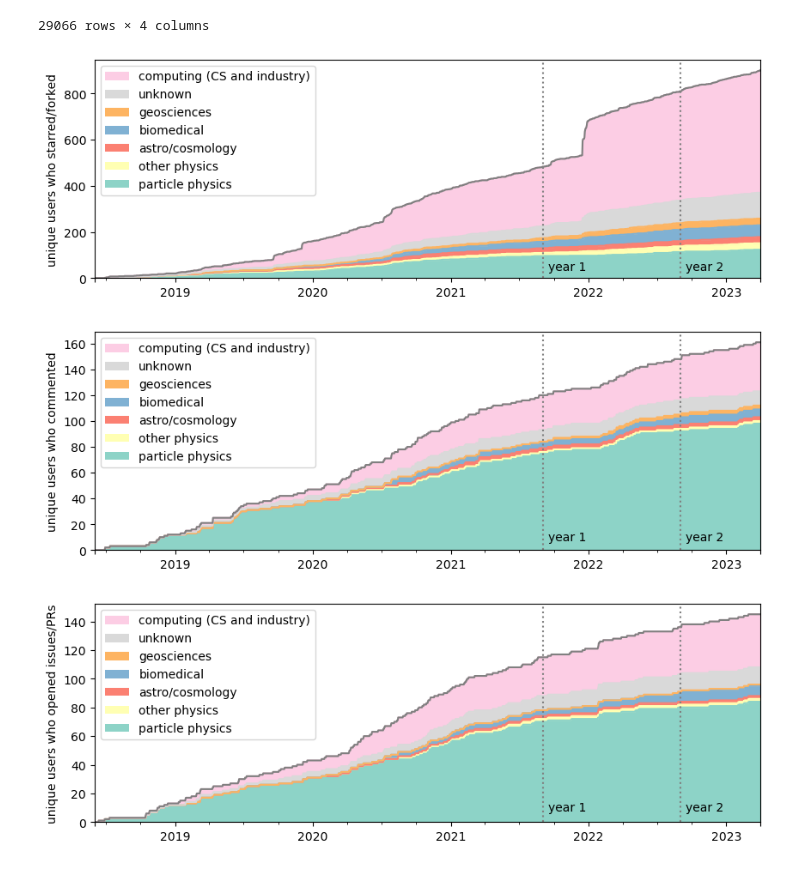
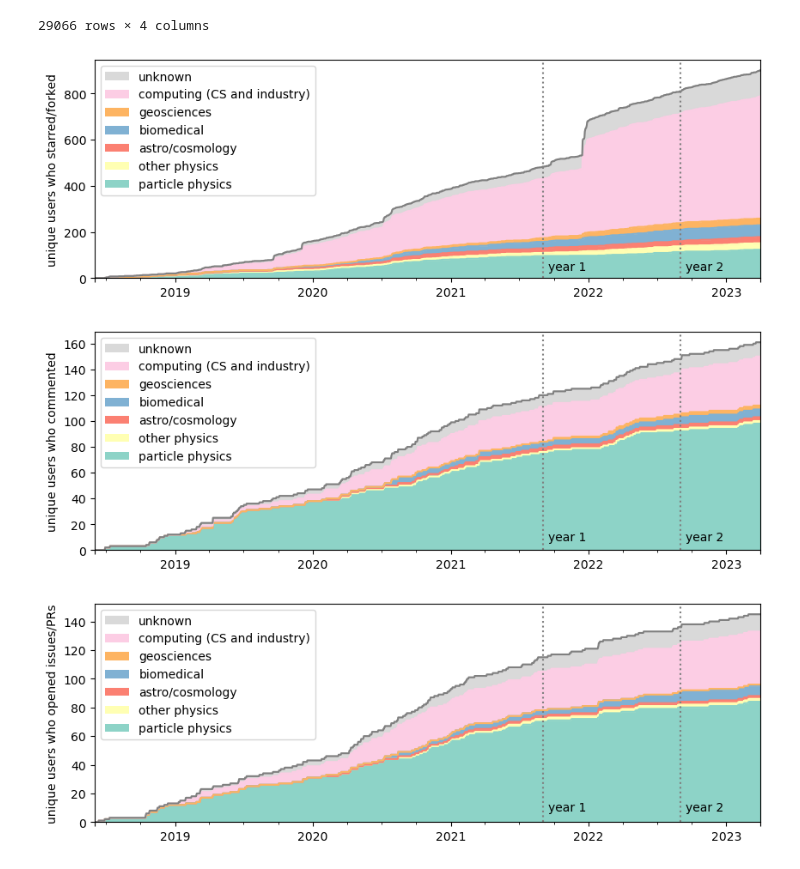
Before and after one commit to jpivarski-talks/2023-05-09-chep23-analysis-of-physicists, a Jupyter notebook: analysis/hep-vs-other.ipynb, the cells around one changed output. Drawn from its saved outputs; the diff is of its cells as text; code cells hidden in the pictures.

Commit message:
Swapped order so that 'unknown' category is isolated.

```diff
--- a/analysis/hep-vs-other.ipynb
+++ b/analysis/hep-vs-other.ipynb
@@ -282,43 +282,43 @@ df
 # %%
 fig, ax = plt.subplots(figsize=(10, 3.3))
 
 cumulative = pd.DataFrame({}, index=pd.DatetimeIndex(pd.date_range(start="2018-06-01", end="2023-04-01", freq="D")))
 
-for category in ["particle physics", "other physics", "astro/cosmology", "biomedical", "geosciences", "unknown", "computing (CS and industry)"]:
+for category in ["particle physics", "other physics", "astro/cosmology", "biomedical", "geosciences", "computing (CS and industry)", "unknown"]:
     selected = df[(df["event_type"] == "star") & (df["category"] == category)]
     cumulative[category] = selected["actor_id"].drop_duplicates(keep="first").resample("D").count().cumsum()
 
-cumulative.ffill().fillna(0).plot.area(ax=ax, stacked=True, color=["#8dd3c7", "#ffffb3", "#fb8072", "#80b1d3", "#fdb462", "#d9d9d9", "#fccde4"])
+cumulative.ffill().fillna(0).plot.area(ax=ax, stacked=True, color=["#8dd3c7", "#ffffb3", "#fb8072", "#80b1d3", "#fdb462", "#fccde4", "#d9d9d9"])
 
 for collection in ax.collections:
     collection.set_edgecolor("black")
     collection.set_linewidth(0)
 
 cumulative.ffill().fillna(0).sum(axis=1).plot.line(color="gray")
 
 ax.axvline("2021-09-01", ls=":", color="gray")
 ax.axvline("2022-09-01", ls=":", color="gray")
 ax.text("2021-09-15", 50, "year 1", ha="left", va="center")
 ax.text("2022-09-15", 50, "year 2", ha="left", va="center")
 
 handles, labels = ax.get_legend_handles_labels()
 ax.legend(handles[::-1], labels[::-1], loc="upper left")
 
 ax.set_ylabel("unique users who starred/forked")
 fig.savefig("hep-vs-other-star.pdf")
 fig.savefig("hep-vs-other-star.svg")
 # %% [output]
-[figure, old version]
+[figure, new version]
 # %%
 fig, ax = plt.subplots(figsize=(10, 3.3))
 
 cumulative = pd.DataFrame({}, index=pd.DatetimeIndex(pd.date_range(start="2018-06-01", end="2023-04-01", freq="D")))
 
-for category in ["particle physics", "other physics", "astro/cosmology", "biomedical", "geosciences", "unknown", "computing (CS and industry)"]:
+for category in ["particle physics", "other physics", "astro/cosmology", "biomedical", "geosciences", "computing (CS and industry)", "unknown"]:
     selected = df[(df["event_type"] == "comment") & (df["category"] == category)]
     cumulative[category] = selected["actor_id"].drop_duplicates(keep="first").resample("D").count().cumsum()
 
-cumulative.ffill().fillna(0).plot.area(ax=ax, stacked=True, color=["#8dd3c7", "#ffffb3", "#fb8072", "#80b1d3", "#fdb462", "#d9d9d9", "#fccde4"])
+cumulative.ffill().fillna(0).plot.area(ax=ax, stacked=True, color=["#8dd3c7", "#ffffb3", "#fb8072", "#80b1d3", "#fdb462", "#fccde4", "#d9d9d9"])
 
 for collection in ax.collections:
     collection.set_edgecolor("black")
@@ -338,17 +338,17 @@ ax.set_ylabel("unique users who commented")
 fig.savefig("hep-vs-other-comment.pdf")
 fig.savefig("hep-vs-other-comment.svg")
 # %% [output]
-[figure, old version]
+[figure, new version]
 # %%
 fig, ax = plt.subplots(figsize=(10, 3.3))
 
 cumulative = pd.DataFrame({}, index=pd.DatetimeIndex(pd.date_range(start="2018-06-01", end="2023-04-01", freq="D")))
 
-for category in ["particle physics", "other physics", "astro/cosmology", "biomedical", "geosciences", "unknown", "computing (CS and industry)"]:
+for category in ["particle physics", "other physics", "astro/cosmology", "biomedical", "geosciences", "computing (CS and industry)", "unknown"]:
     selected = df[(df["event_type"] == "contribute") & (df["category"] == category)]
     cumulative[category] = selected["actor_id"].drop_duplicates(keep="first").resample("D").count().cumsum()
 
-cumulative.ffill().fillna(0).plot.area(ax=ax, stacked=True, color=["#8dd3c7", "#ffffb3", "#fb8072", "#80b1d3", "#fdb462", "#d9d9d9", "#fccde4"])
+cumulative.ffill().fillna(0).plot.area(ax=ax, stacked=True, color=["#8dd3c7", "#ffffb3", "#fb8072", "#80b1d3", "#fdb462", "#fccde4", "#d9d9d9"])
 
 for collection in ax.collections:
     collection.set_edgecolor("black")
@@ -368,4 +368,4 @@ ax.set_ylabel("unique users who opened issues/PRs")
 fig.savefig("hep-vs-other-contribute.pdf")
 fig.savefig("hep-vs-other-contribute.svg")
 # %% [output]
-[figure, old version]
+[figure, new version]
```
Also changed, not shown: 6 other files.
